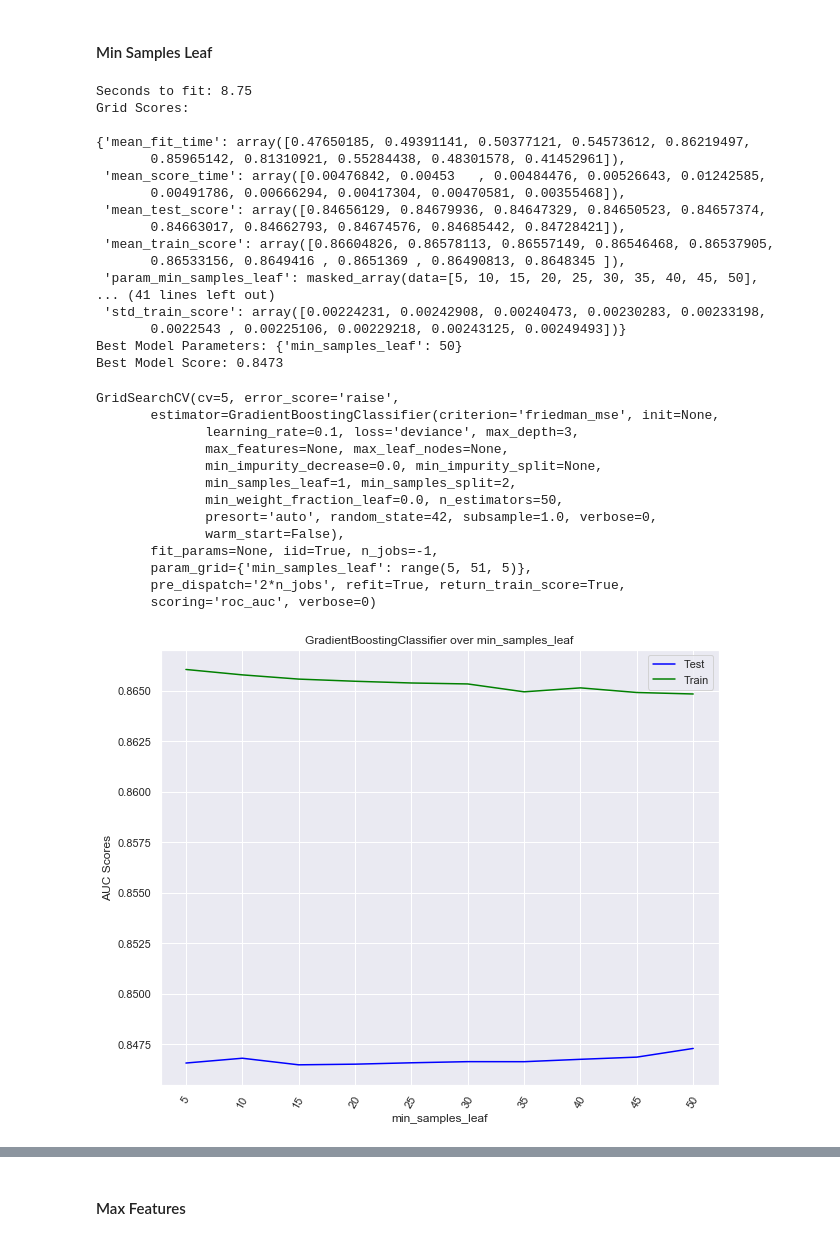
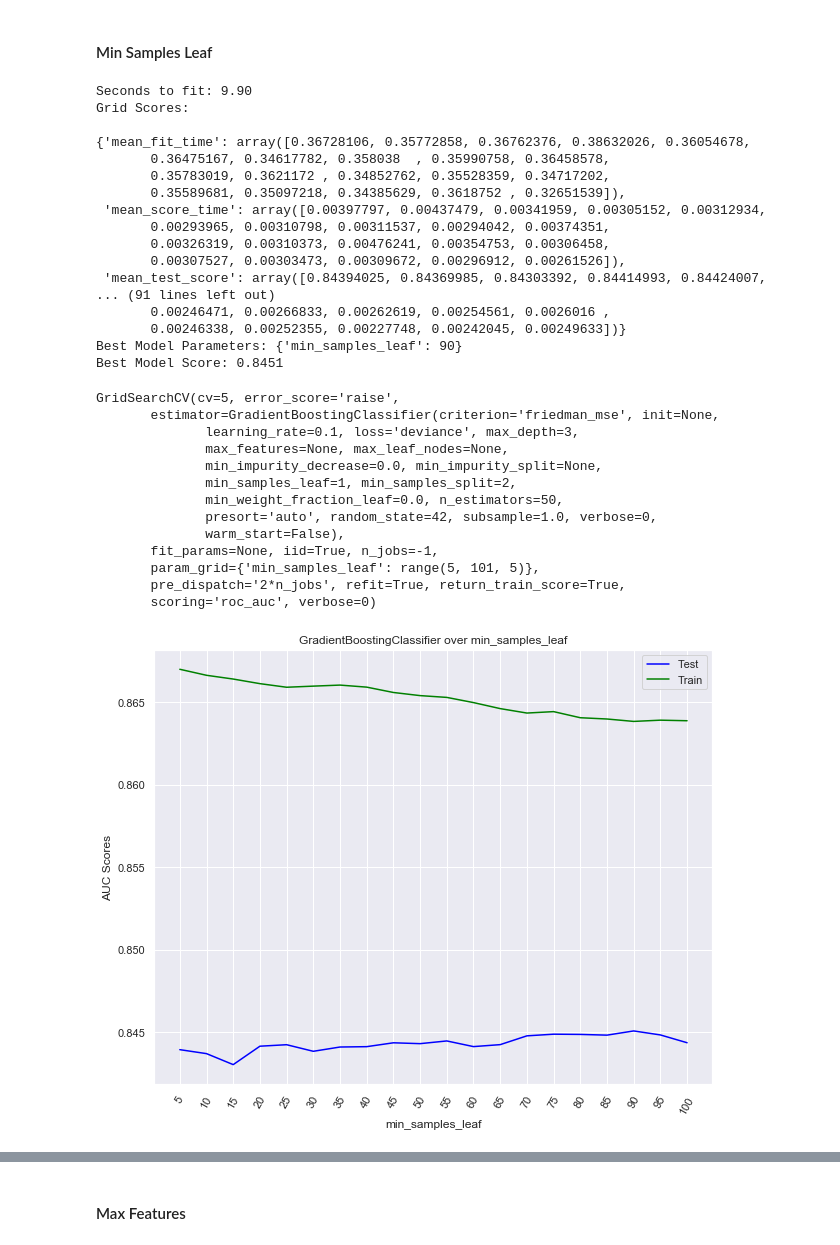
Before and after one commit to blairdev1023/telco_churn, a Jupyter notebook: src/Modeling_Boosting.ipynb, the cells around one changed output, grey strips where cells are left out. Cells and saved outputs as stored; diff of their text form; code cells hidden in the pictures.

```diff
--- a/src/Modeling_Boosting.ipynb
+++ b/src/Modeling_Boosting.ipynb
@@ -27,13 +26,16 @@ pp = PrettyPrinter()
 df = pd.read_csv('../data/telco_churn_numeric.csv')
 # %%
 # Seperate Train and Test
-target = df['Churn']
+full_target = df['Churn']
 train_cols = [col for col in df.columns[1:] if col != 'Churn']
-train = df[train_cols]
+full_train = df[train_cols]
 
 # Standardize
 scaler = StandardScaler()
-train = pd.DataFrame(scaler.fit_transform(train), columns=train.columns)
+full_train = pd.DataFrame(scaler.fit_transform(full_train), columns=full_train.columns)
+
+# Train Test Split
+train_x, test_x, train_y, test_y = train_test_split(full_train, full_target, random_state=42)
 # %%
 def grid_classifier(model, train, target, parameters={}, cv=5, timed=True, feat_imp=False):
     '''
@@ -288,41 +286,41 @@ GridSearchCV(cv=5, error_score='raise',
 # %%
 model = GradientBoostingClassifier(
     random_state=42,
     n_estimators=50
 )
 
-parameters = {'min_samples_leaf': range(5, 51, 5)}
+parameters = {'min_samples_leaf': range(5, 101, 5)}
 
-grid_classifier(model, train, target, parameters, feat_imp=True)
+grid_classifier(model, train_x, train_y, parameters)
 # %% [output]
-Seconds to fit: 8.75
+Seconds to fit: 9.90
 Grid Scores:
 
-{'mean_fit_time': array([0.47650185, 0.49391141, 0.50377121, 0.54573612, 0.86219497,
-       0.85965142, 0.81310921, 0.55284438, 0.48301578, 0.41452961]),
- 'mean_score_time': array([0.00476842, 0.00453   , 0.00484476, 0.00526643, 0.01242585,
-       0.00491786, 0.00666294, 0.00417304, 0.00470581, 0.00355468]),
- 'mean_test_score': array([0.84656129, 0.84679936, 0.84647329, 0.84650523, 0.84657374,
-       0.84663017, 0.84662793, 0.84674576, 0.84685442, 0.84728421]),
- 'mean_train_score': array([0.86604826, 0.86578113, 0.86557149, 0.86546468, 0.86537905,
-       0.86533156, 0.8649416 , 0.8651369 , 0.86490813, 0.8648345 ]),
- 'param_min_samples_leaf': masked_array(data=[5, 10, 15, 20, 25, 30, 35, 40, 45, 50],
-... (41 lines left out)
- 'std_train_score': array([0.00224231, 0.00242908, 0.00240473, 0.00230283, 0.00233198,
-       0.0022543 , 0.00225106, 0.00229218, 0.00243125, 0.00249493])}
-Best Model Parameters: {'min_samples_leaf': 50}
-Best Model Score: 0.8473
+{'mean_fit_time': array([0.36728106, 0.35772858, 0.36762376, 0.38632026, 0.36054678,
+       0.36475167, 0.34617782, 0.358038  , 0.35990758, 0.36458578,
+       0.35783019, 0.3621172 , 0.34852762, 0.35528359, 0.34717202,
+       0.35589681, 0.35097218, 0.34385629, 0.3618752 , 0.32651539]),
+ 'mean_score_time': array([0.00397797, 0.00437479, 0.00341959, 0.00305152, 0.00312934,
+       0.00293965, 0.00310798, 0.00311537, 0.00294042, 0.00374351,
+       0.00326319, 0.00310373, 0.00476241, 0.00354753, 0.00306458,
+       0.00307527, 0.00303473, 0.00309672, 0.00296912, 0.00261526]),
+ 'mean_test_score': array([0.84394025, 0.84369985, 0.84303392, 0.84414993, 0.84424007,
+... (91 lines left out)
+       0.00246471, 0.00266833, 0.00262619, 0.00254561, 0.0026016 ,
+       0.00246338, 0.00252355, 0.00227748, 0.00242045, 0.00249633])}
+Best Model Parameters: {'min_samples_leaf': 90}
+Best Model Score: 0.8451
 GridSearchCV(cv=5, error_score='raise',
        estimator=GradientBoostingClassifier(criterion='friedman_mse', init=None,
               learning_rate=0.1, loss='deviance', max_depth=3,
               max_features=None, max_leaf_nodes=None,
               min_impurity_decrease=0.0, min_impurity_split=None,
               min_samples_leaf=1, min_samples_split=2,
               min_weight_fraction_leaf=0.0, n_estimators=50,
               presort='auto', random_state=42, subsample=1.0, verbose=0,
               warm_start=False),
        fit_params=None, iid=True, n_jobs=-1,
-       param_grid={'min_samples_leaf': range(5, 51, 5)},
+       param_grid={'min_samples_leaf': range(5, 101, 5)},
        pre_dispatch='2*n_jobs', refit=True, return_train_score=True,
        scoring='roc_auc', verbose=0)
-[figure, old version]
+[figure, new version]
```
Also changed, not shown: parts of 81 cells of this notebook.
